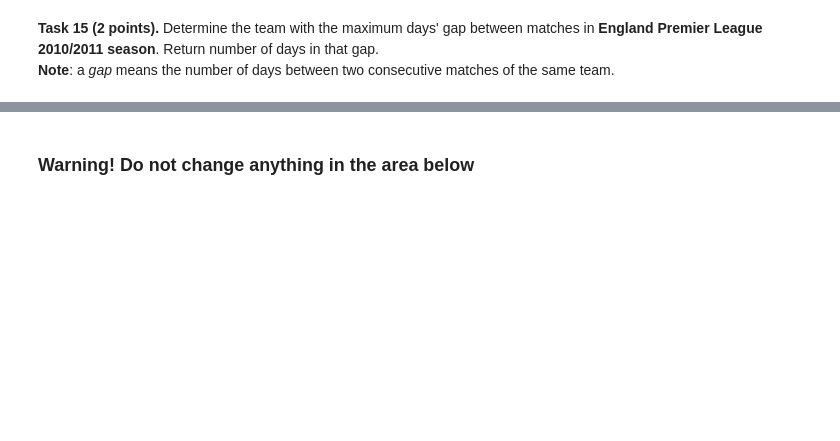
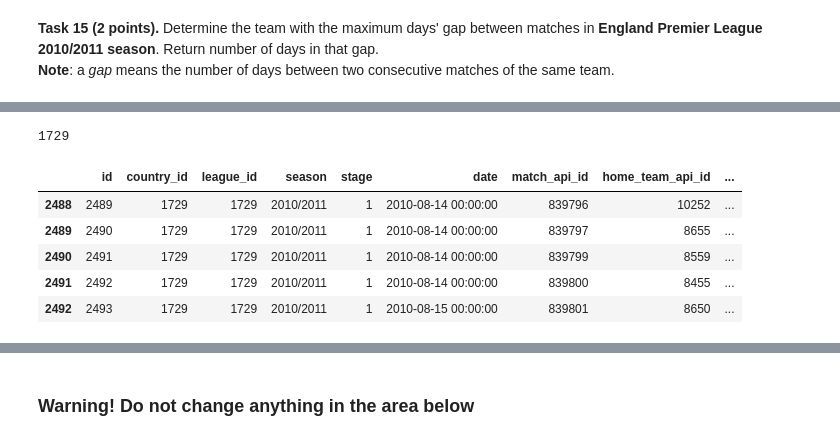
Before and after one commit to Anetta314159/Pandas_data_manipulations, a Jupyter notebook: Pandas_data_manipulations_tasks.ipynb, the cells around one changed output, grey strips where cells are left out. Saved outputs shown, nothing was run; the diff lists cells and outputs as text; code cells hidden in the pictures; blank space fills up the shorter version.

```diff
--- a/Pandas_data_manipulations_tasks.ipynb
+++ b/Pandas_data_manipulations_tasks.ipynb
@@ -78,0 +142,2 @@ league_most_matches = # Your code here
+# %%
+league_data = pd.read_sql("SELECT * FROM League;", db)
@@ -142,0 +559,17 @@ assert(isinstance(team_highest_winrate_2015_2016, str))
+# %%
+id_eng = league_data[league_data['name'] == 'England Premier League']['id'].values[0]
+# %%
+id_eng
+# %% [output]
+1729
+# %%
+matches_2010_2011 = match_data[(match_data['league_id'] == id_eng) & (match_data['season'] == '2010/2011')]
+# %%
+matches_2010_2011.head()
+# %% [output]
+|  | id | country_id | league_id | season | stage | date | match_api_id | home_team_api_id | ... |
+| 2488 | 2489 | 1729 | 1729 | 2010/2011 | 1 | 2010-08-14 00:00:00 | 839796 | 10252 | ... |
+| 2489 | 2490 | 1729 | 1729 | 2010/2011 | 1 | 2010-08-14 00:00:00 | 839797 | 8655 | ... |
+| 2490 | 2491 | 1729 | 1729 | 2010/2011 | 1 | 2010-08-14 00:00:00 | 839799 | 8559 | ... |
+| 2491 | 2492 | 1729 | 1729 | 2010/2011 | 1 | 2010-08-14 00:00:00 | 839800 | 8455 | ... |
+| 2492 | 2493 | 1729 | 1729 | 2010/2011 | 1 | 2010-08-15 00:00:00 | 839801 | 8650 | ... |
```
Also changed, not shown: parts of 118 cells of this notebook.
